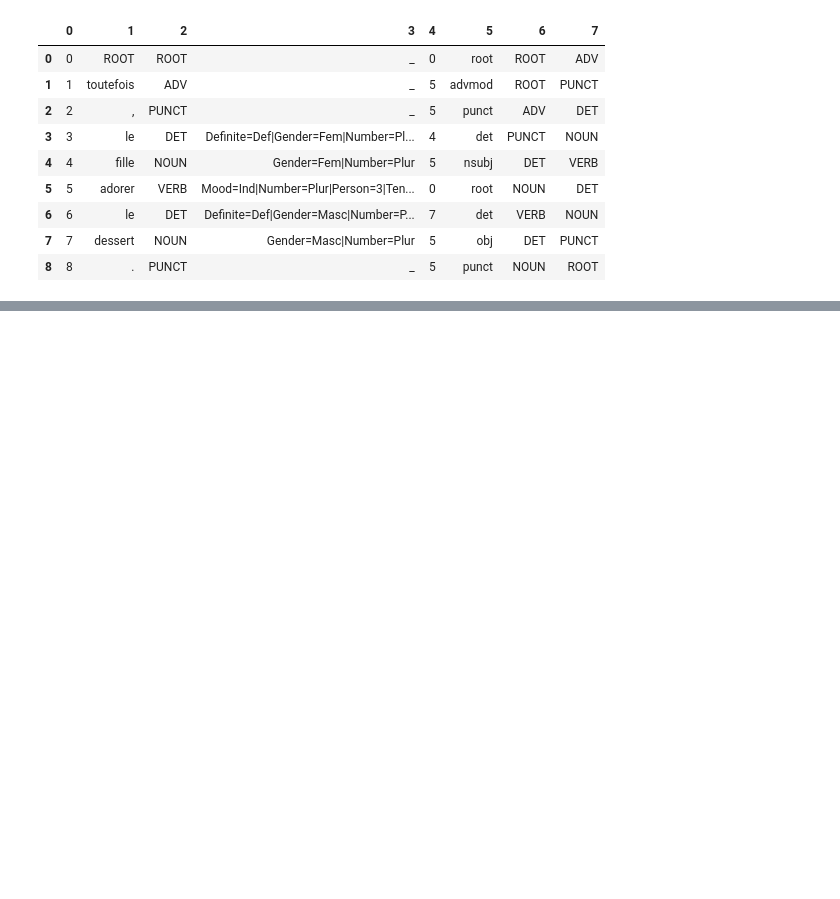
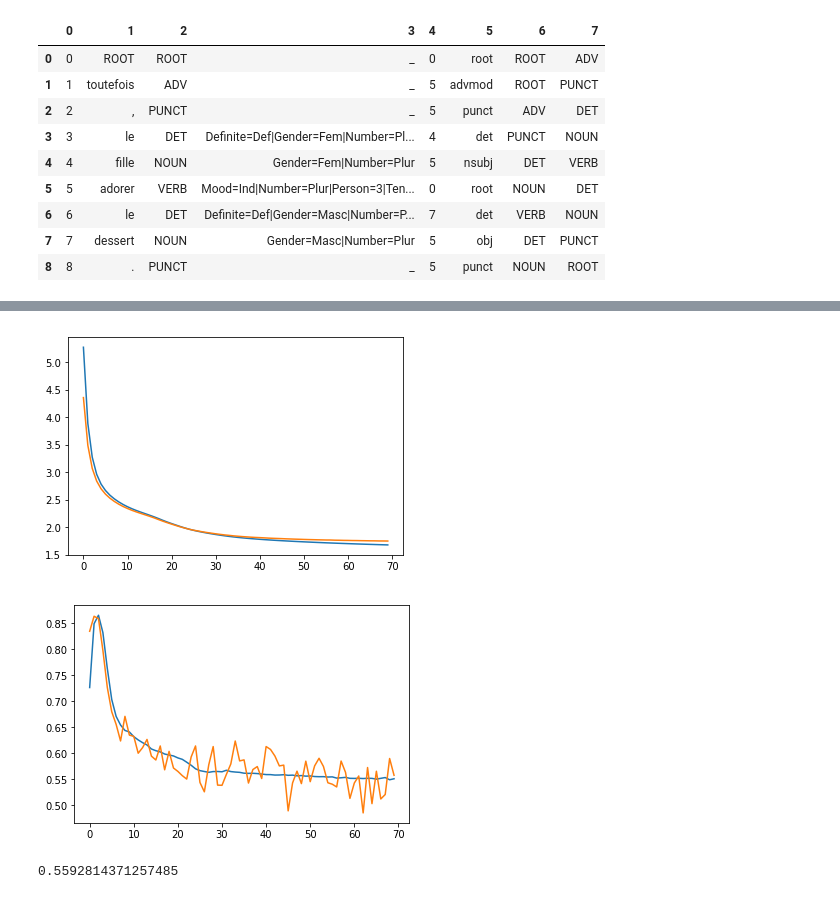
Before and after one commit to LouisGerard/Eisner, a Jupyter notebook: Eisner.ipynb, the cells around one changed output, grey strips where cells are left out. Cells and saved outputs as stored; diff of their text form; code cells hidden in the pictures; blank space fills up the shorter version.

Commit message:
f3 model

```diff
--- a/Eisner.ipynb
+++ b/Eisner.ipynb
@@ -491,0 +499,27 @@ pd.DataFrame(f3.sentences_fr_train[3])
+# %%
+x1 = keras.layers.Input(shape=(757,))
+x = keras.layers.Dense(393, activation='sigmoid')(x1)
+
+y1 = keras.layers.Input(shape=(54,))
+y = keras.layers.Reshape((3, -1))(y1)
+
+z1 = keras.layers.Input(shape=(54,))
+z = keras.layers.Reshape((3, -1))(z1)
+for i in range(1):
+    y = keras.layers.LSTM(18, activation='sigmoid', return_sequences=True)(y)
+    z = keras.layers.LSTM(18, activation='sigmoid', return_sequences=True)(z)
+y = keras.layers.LSTM(18, activation='sigmoid')(y)
+z = keras.layers.LSTM(18, activation='sigmoid')(z)
+
+x = keras.layers.concatenate([x, y, z])
+
+x = keras.layers.Dense(150, activation='sigmoid')(x)
+x = keras.layers.Dense(39, activation='softplus')(x)
+
+modelf3 = keras.models.Model(inputs=[x1, y1, z1], outputs=[x])
+
+tensorboard = keras.callbacks.TensorBoard(log_dir="logs/{}".format(time.time()))
+opt = keras.optimizers.Adam(lr=0.0001)
+
+modelf3.compile(opt, 'categorical_crossentropy', metrics=['accuracy'])
+modelf3.summary()
@@ -491,0 +544,36 @@ pd.DataFrame(f3.sentences_fr_train[3])
+# %%
+h = modelf3.fit([x_train[:, :757], x_train[:, 757:811], x_train[:, 811:]], y_train,
+                epochs=70,
+                batch_size=1024,
+                validation_data=([x_test[:, :757], x_test[:, 757:811], x_test[:, 811:]], y_test),
+                verbose=0,
+                callbacks=[tensorboard])
+
+x_plt = np.arange(len(h.history['loss']))
+plt.plot(x_plt, h.history['loss'], label='train')
+plt.plot(x_plt, h.history['val_loss'], label='test')
+plt.show()
+
+plt.plot(x_plt, h.history['acc'], label='train')
+plt.plot(x_plt, h.history['val_acc'], label='test')
+plt.show()
+# %% [output]
+[figure, added]
+[figure, added]
+# %%
+sentences_test = utils.predict_sentences(
+    'UD_French-GSD/fr_gsd-ud-test.conllu',
+     f3,
+     morphos_vec,
+     embeddings,
+     mean_embedding,
+     True,
+     model=modelf3,
+     features_enabled=[0, 2, 3, 5, 6, 7],
+     root=[0, 'ROOT', 'ROOT', '_', 0, 'root'],
+     sentences_callback=f3.add_neighbors_pos
+)
+utils.write_conllu(sentences_test, f3, 'UD_French-GSD/fr_gsd-ud-test.conllu', 'fr_test_f3_n.conll')
+utils.score_las('fr_test_f3_n.conll', 'UD_French-GSD/fr_gsd-ud-test.conllu')
+# %% [output]
+0.5592814371257485
```
Also changed, not shown: parts of 6 cells of this notebook, 2 other files.
